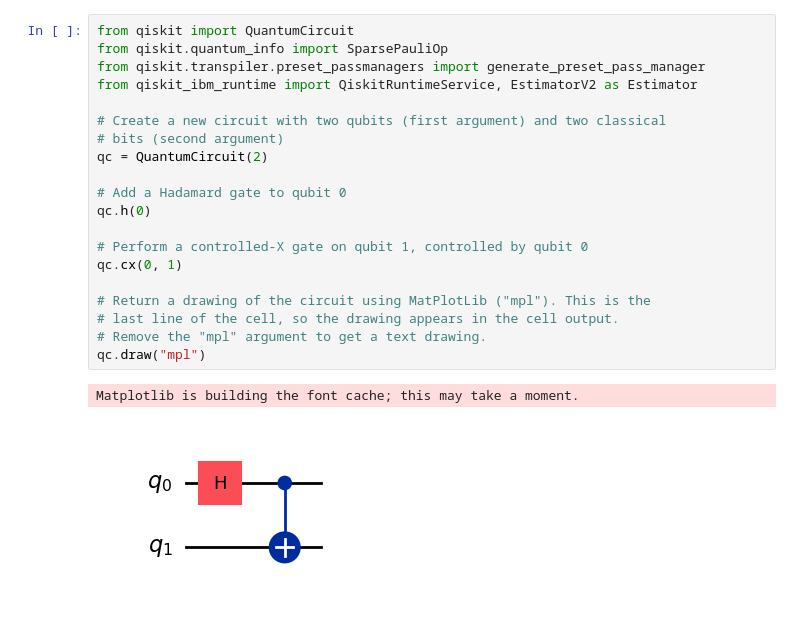
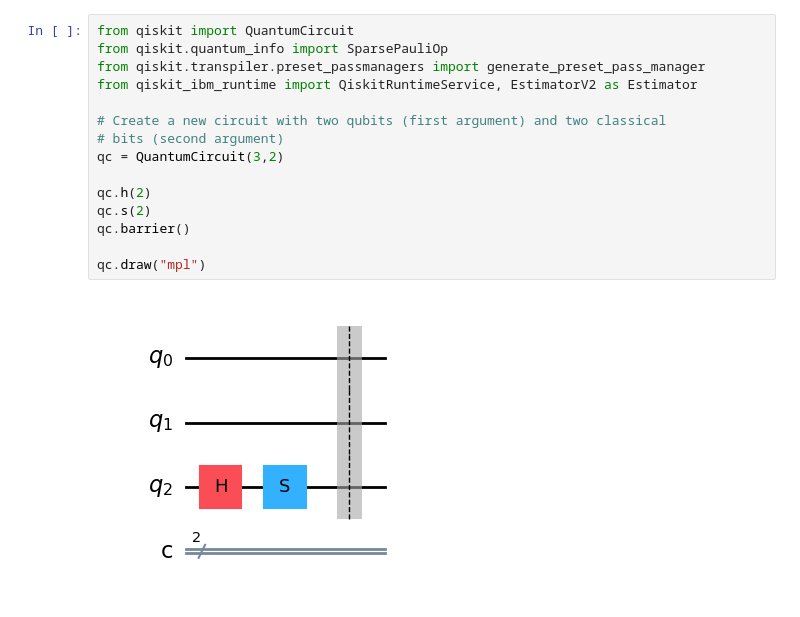
Before and after one commit to wg-quantum/qiskit-starter-kit, a Jupyter notebook: qiskit_starter_kit/hello_qiskit.ipynb, the cells around one changed output. Drawn from its saved outputs; the diff is of its cells as text.

```diff
--- a/qiskit_starter_kit/hello_qiskit.ipynb
+++ b/qiskit_starter_kit/hello_qiskit.ipynb
@@ -10,23 +28,17 @@ print(API_TOKEN)
 # %%
 from qiskit import QuantumCircuit
 from qiskit.quantum_info import SparsePauliOp
 from qiskit.transpiler.preset_passmanagers import generate_preset_pass_manager
 from qiskit_ibm_runtime import QiskitRuntimeService, EstimatorV2 as Estimator
 
 # Create a new circuit with two qubits (first argument) and two classical
 # bits (second argument)
-qc = QuantumCircuit(2)
+qc = QuantumCircuit(3,2)
 
-# Add a Hadamard gate to qubit 0
-qc.h(0)
+qc.h(2)
+qc.s(2)
+qc.barrier()
 
-# Perform a controlled-X gate on qubit 1, controlled by qubit 0
-qc.cx(0, 1)
-
-# Return a drawing of the circuit using MatPlotLib ("mpl"). This is the
-# last line of the cell, so the drawing appears in the cell output.
-# Remove the "mpl" argument to get a text drawing.
 qc.draw("mpl")
 # %% [output]
-Matplotlib is building the font cache; this may take a moment.
-[figure, old version]
+[figure, new version]
```
Also changed, not shown: parts of 10 cells of this notebook, 3 other files.
